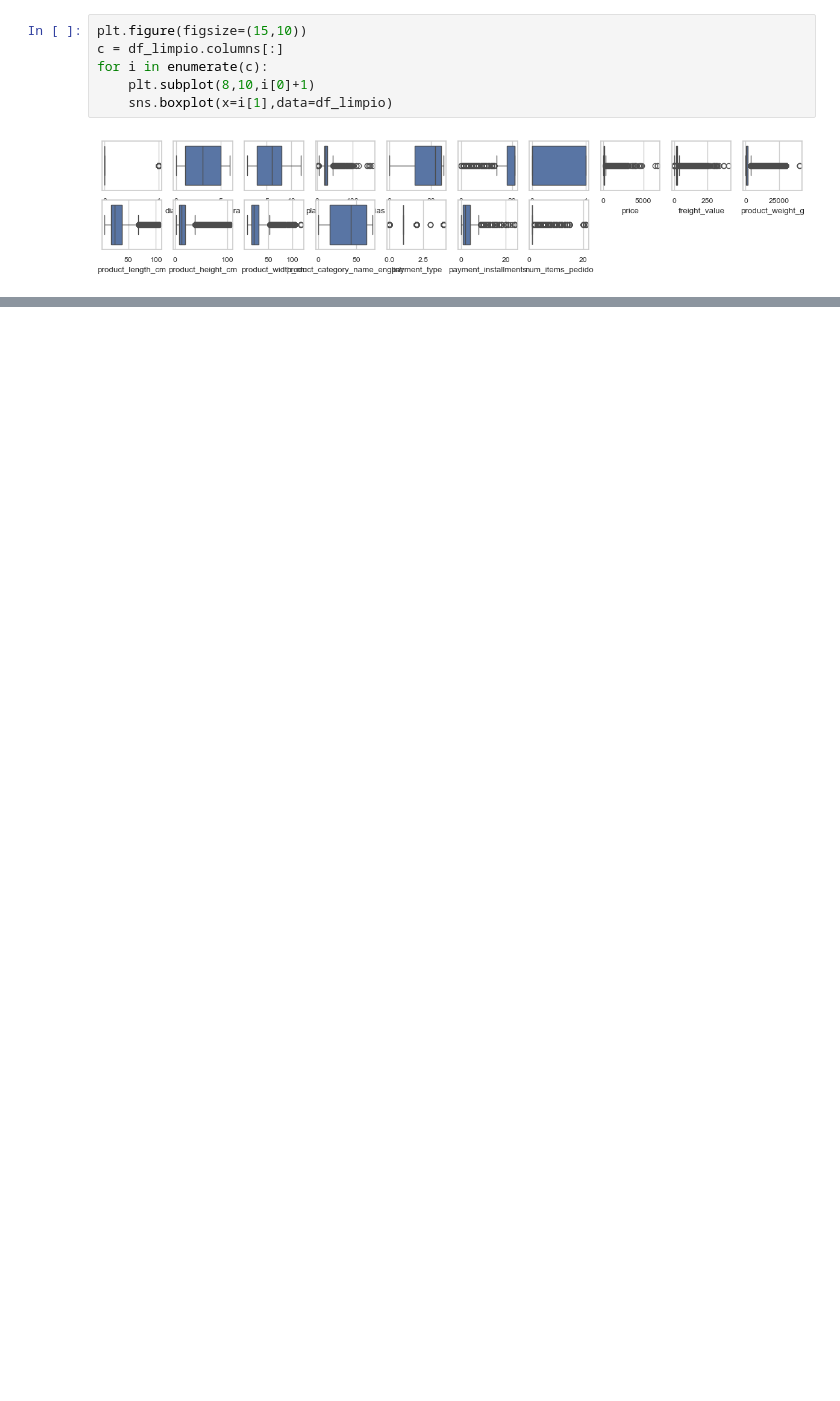
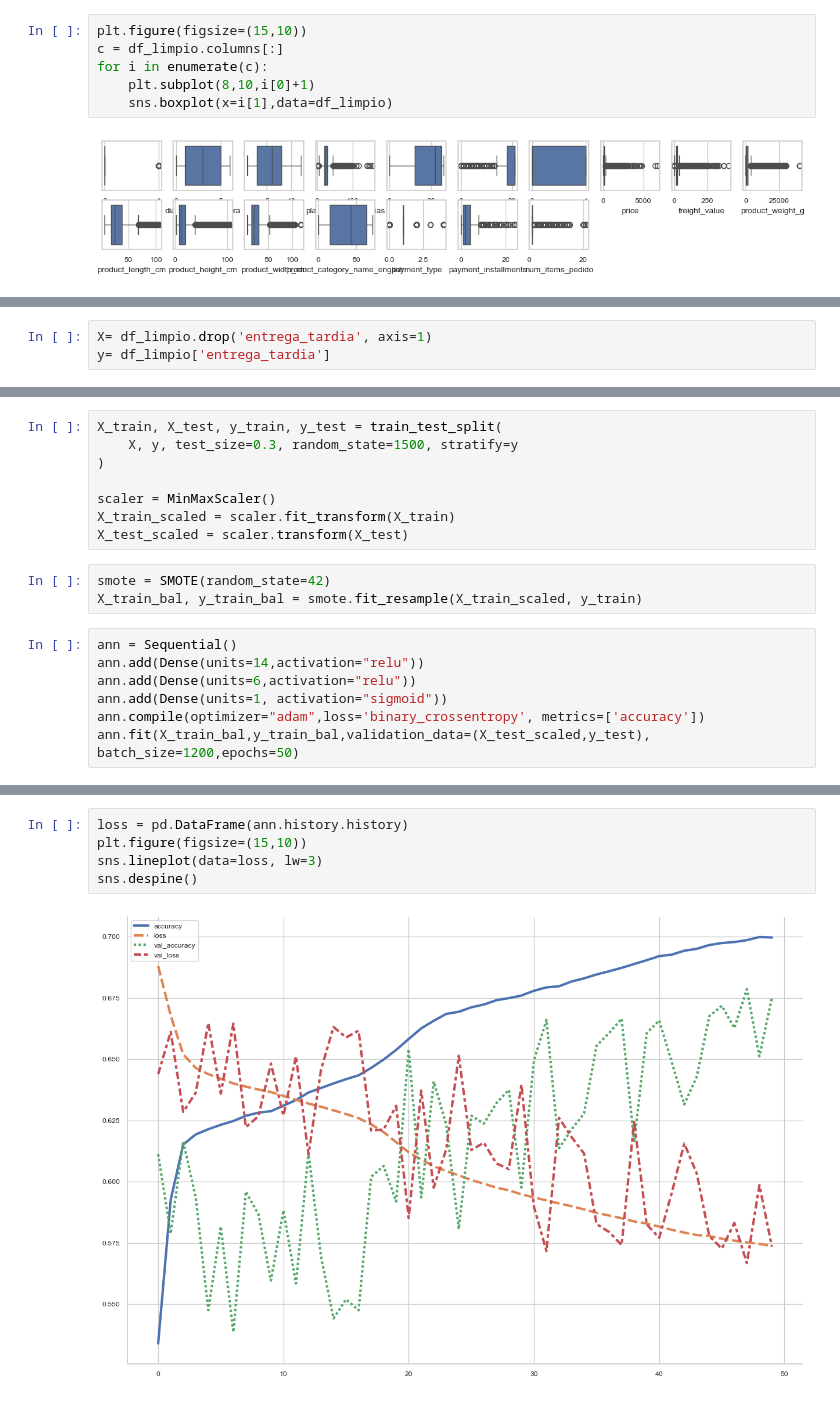
Before and after one commit to Dalzsfn/Olist-analisis, a Jupyter notebook: data/analisis.ipynb, the cells around one changed output, grey strips where cells are left out. Saved outputs shown, nothing was run; the diff lists cells and outputs as text; blank space fills up the shorter version.

```diff
--- a/data/analisis.ipynb
+++ b/data/analisis.ipynb
@@ -299,0 +359,3 @@ for i in enumerate(c):
+# %%
+X= df_limpio.drop('entrega_tardia', axis=1)
+y= df_limpio['entrega_tardia']
@@ -299,0 +369,18 @@ for i in enumerate(c):
+# %%
+X_train, X_test, y_train, y_test = train_test_split(
+    X, y, test_size=0.3, random_state=1500, stratify=y
+)
+
+scaler = MinMaxScaler()
+X_train_scaled = scaler.fit_transform(X_train)
+X_test_scaled = scaler.transform(X_test)
+# %%
+smote = SMOTE(random_state=42)
+X_train_bal, y_train_bal = smote.fit_resample(X_train_scaled, y_train)
+# %%
+ann = Sequential()
+ann.add(Dense(units=14,activation="relu"))
+ann.add(Dense(units=6,activation="relu"))
+ann.add(Dense(units=1, activation="sigmoid"))
+ann.compile(optimizer="adam",loss='binary_crossentropy', metrics=['accuracy'])
+ann.fit(X_train_bal,y_train_bal,validation_data=(X_test_scaled,y_test), batch_size=1200,epochs=50)
@@ -299,0 +406,7 @@ for i in enumerate(c):
+# %%
+loss = pd.DataFrame(ann.history.history)
+plt.figure(figsize=(15,10))
+sns.lineplot(data=loss, lw=3)
+sns.despine()
+# %% [output]
+[figure, added]
```
Also changed, not shown: parts of 6 cells of this notebook.
